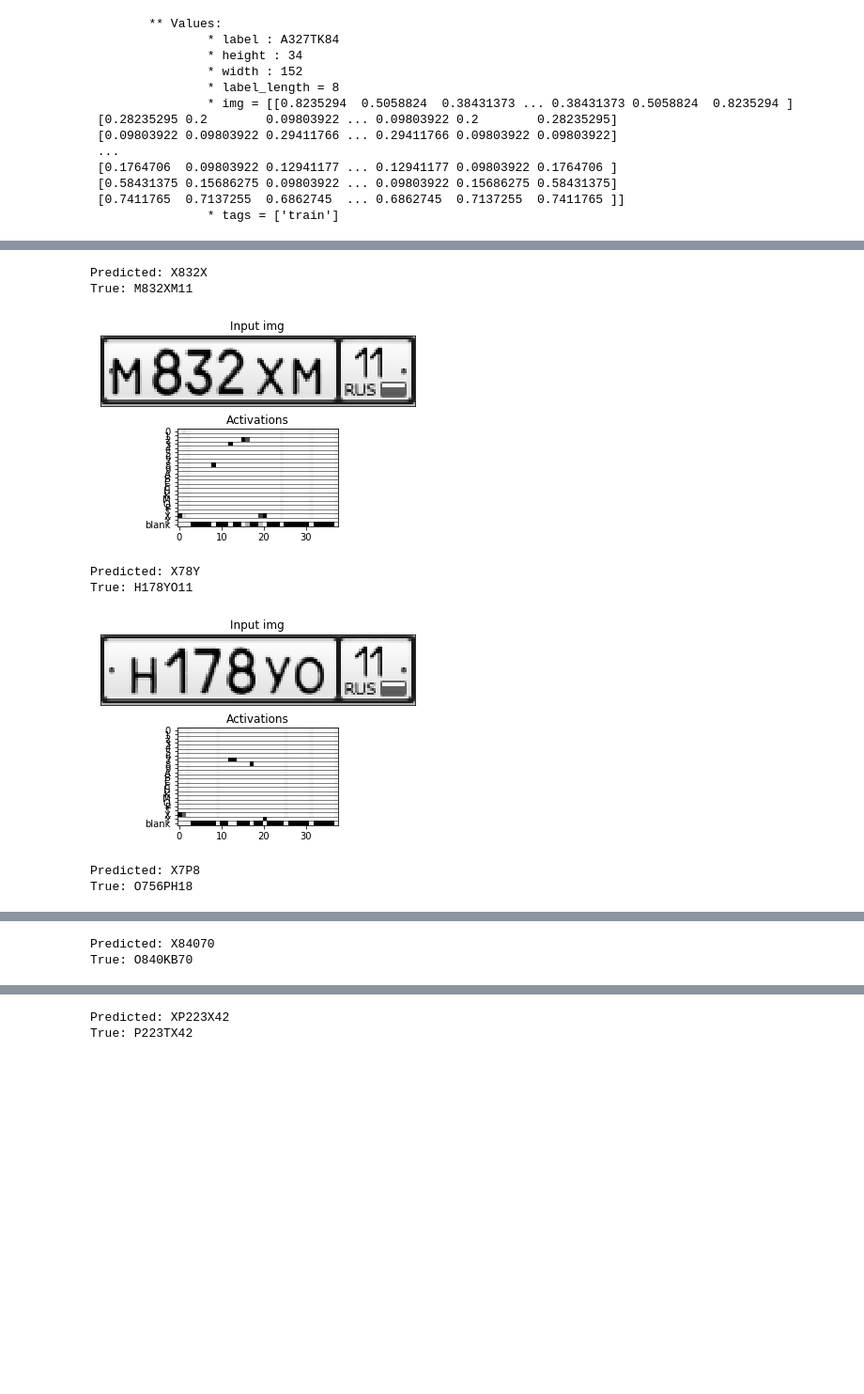
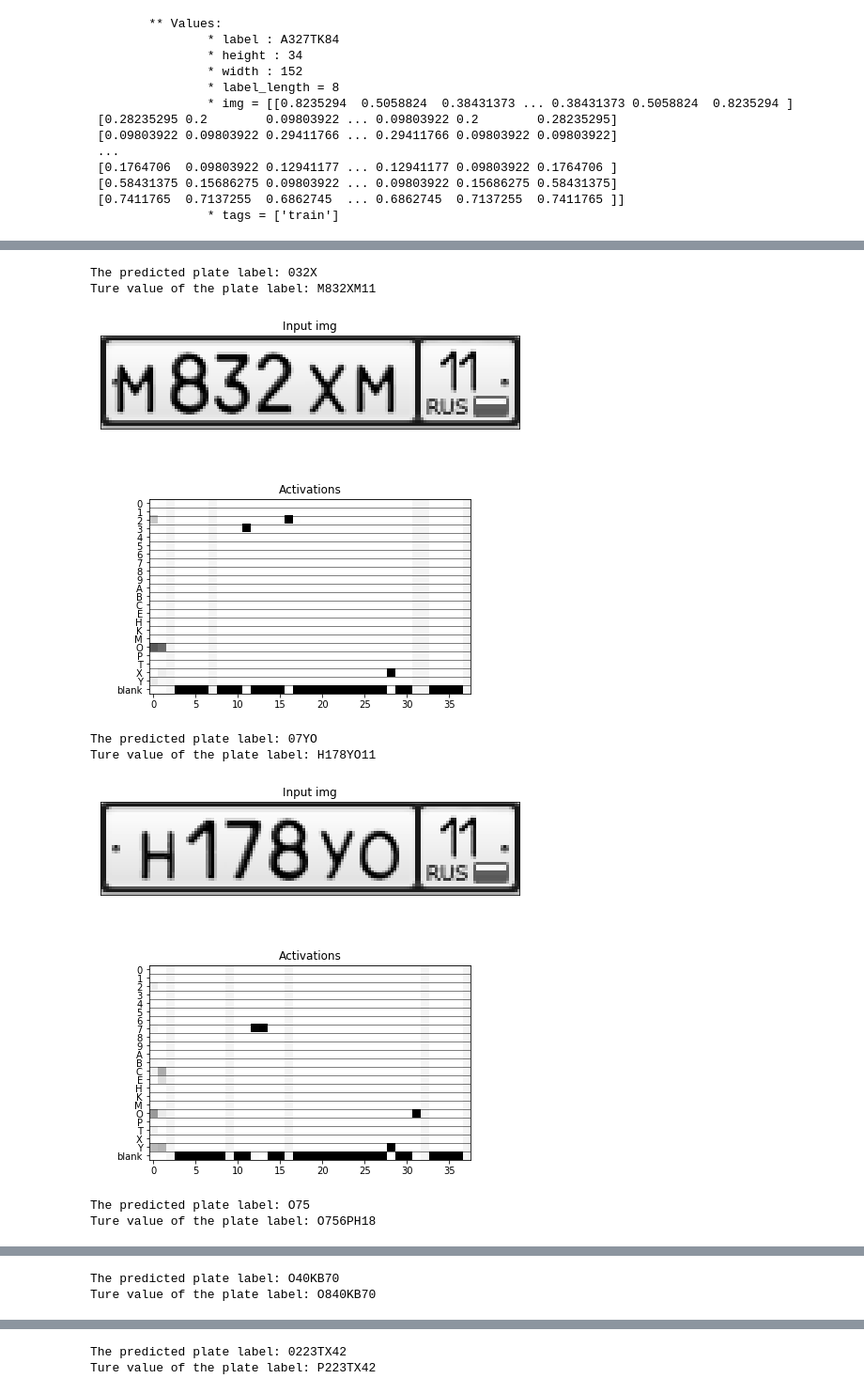
Before and after one commit to jaky0515/590, a Jupyter notebook: proj/proj.ipynb, the cells around one changed output, grey strips where cells are left out. Shown at 94% size. Saved outputs shown, nothing was run; the diff lists cells and outputs as text; code cells hidden in the pictures; blank space fills up the shorter version.

```diff
--- a/proj/proj.ipynb
+++ b/proj/proj.ipynb
@@ -295,11 +304,4 @@ def decoding_to_text(y):
             prev = max_index
         result.append(s)
     return result
-# %%
-X_train = []
-y_train = []
-
-for key, value in train_test_dataset.train_dataset.data.items():
-    X_train.append(value.img)
-    y_train.append(text_to_indices(key))
 # %%
@@ -435,4 +397,4 @@ _________________________________________________________________
 # %%
-model.fit_generator(generator=tiger_train.next_batch(), steps_per_epoch=tiger_train.n, epochs=1)
+model.fit_generator(generator=ilg_train.next_batch(), steps_per_epoch=ilg_train.data_len, epochs=1)
 # %% [output]
 Epoch 1/1
@@ -440,52 +402,52 @@ Epoch 1/1
 <keras.callbacks.History at 0x...>
 # %%
-tiger_test = TextImageGenerator(train_test_dataset.train_dataset, img_w, img_h, 8, 4)
+ilg_test = ImgLabelGenerator(train_test_dataset.train_dataset, 8, 4)
 
-net_inp = model.get_layer(name='the_input').input
-net_out = model.get_layer(name='softmax').output
+net_inp = model.get_layer(name='input').input
+net_out = model.get_layer(name='sf_result').output
 
-for inp_value, _ in tiger_test.next_batch():
-    bs = inp_value['the_input'].shape[0]
-    X_data = inp_value['the_input']
-    net_out_value = sess.run(net_out, feed_dict={net_inp:X_data})
-    pred_texts = decoding_to_text(net_out_value)
-    labels = inp_value['the_labels']
-    texts = []
+for inp_value, _ in ilg_test.next_batch():
+    bs = inp_value['input'].shape[0]
+    X = inp_value['input']
+    net_out_value = sess.run(net_out, feed_dict={net_inp : X})
+    pred_labels = decoding_to_label(net_out_value)
+    labels = inp_value['labels']
+    label_list = []
 
     for label in labels:
-        text = ''.join(list(map(lambda x: char_list[int(x)], label)))
-        texts.append(text)
+        label = ''.join(list(map(lambda x: char_list[int(x)], label)))
+        label_list.append(label)
 
     for i in range(bs):
-        #fig = plt.figure(figsize=(10, 10))
-        fig = plt.figure()
+        fig = plt.figure(figsize=(8, 8))
         outer = gridspec.GridSpec(2, 1, wspace=10, hspace=0.1)
         ax1 = plt.Subplot(fig, outer[0])
         fig.add_subplot(ax1)
         ax2 = plt.Subplot(fig, outer[1])
         fig.add_subplot(ax2)
-        print('Predicted: %s\nTrue: %s' % (pred_texts[i], texts[i]))
-        img = X_data[i][:, :, 0].T
+        print('The predicted plate label:', pred_labels[i])
+        print('Ture value of the plate label:', label_list[i])
+        img = X[i][:, :, 0].T
         ax1.set_title('Input img')
         ax1.imshow(img, cmap='gray')
         ax1.set_xticks([])
         ax1.set_yticks([])
         ax2.set_title('Activations')
         ax2.imshow(net_out_value[i].T, cmap='binary', interpolation='nearest')
         ax2.set_yticks(list(range(len(char_list) + 1)))
         ax2.set_yticklabels(char_list + ['blank'])
         ax2.grid(False)
         for h in np.arange(-0.5, len(char_list) + 1 + 0.5, 1):
             ax2.axhline(h, linestyle='-', color='k', alpha=0.5, linewidth=1)
 
         plt.show()
     break
 # %% [output]
-Predicted: X832X
-True: M832XM11
+The predicted plate label: 032X
+Ture value of the plate label: M832XM11
-[figure, old version]
+[figure, new version]
-Predicted: X78Y
-True: H178YO11
+The predicted plate label: 07YO
+Ture value of the plate label: H178YO11
-[figure, old version]
+[figure, new version]
-Predicted: X7P8
-True: O756PH18
+The predicted plate label: O75
+Ture value of the plate label: O756PH18
@@ -493,2 +455,2 @@ True: O756PH18
-Predicted: X84070
-True: O840KB70
+The predicted plate label: O40KB70
+Ture value of the plate label: O840KB70
@@ -496,2 +458,2 @@ True: O840KB70
-Predicted: XP223X42
-True: P223TX42
+The predicted plate label: 0223TX42
+Ture value of the plate label: P223TX42
```
Also changed, not shown: parts of 6 cells of this notebook.
